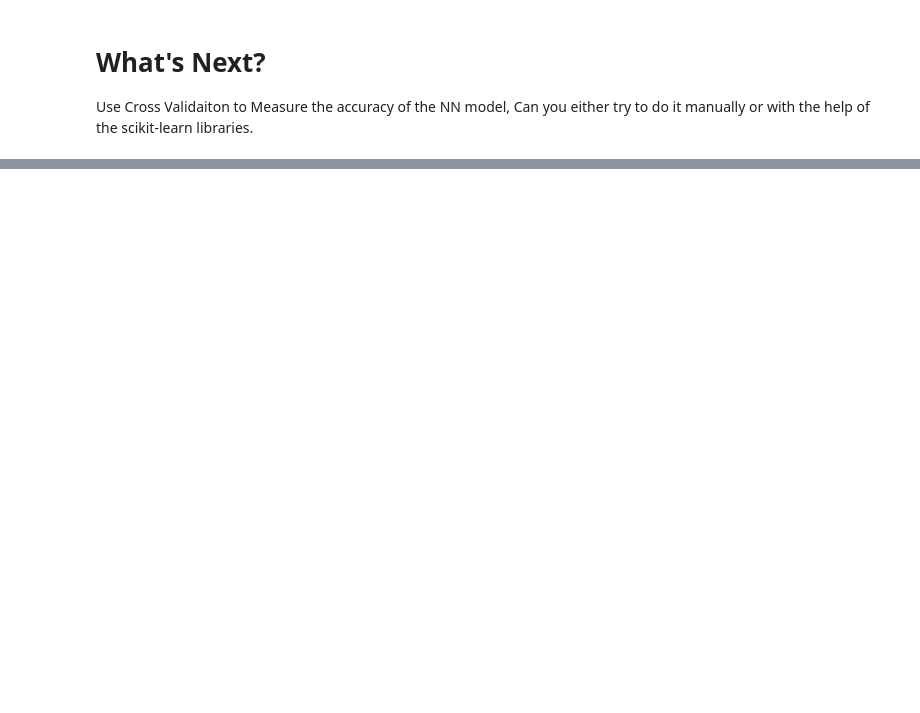
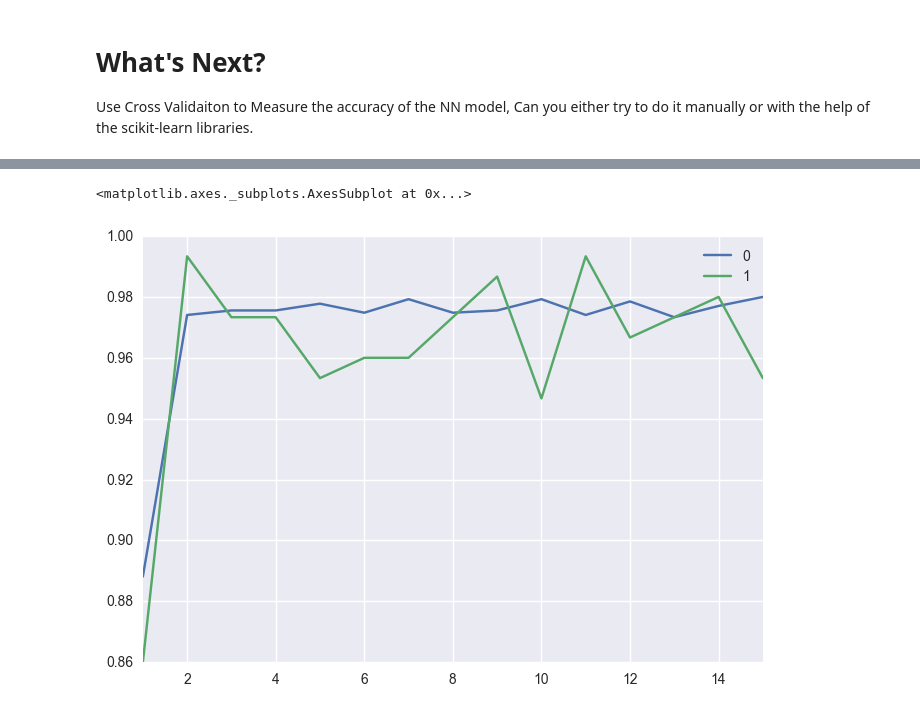
Before and after one commit to mohsseha/DeepLearning-Tutorial, a Jupyter notebook: simple-NN/Keras-vs-LR-Tutorial.ipynb, the cells around one changed output, grey strips where cells are left out. Drawn from its saved outputs; the diff is of its cells as text; code cells hidden in the pictures; blank space fills up the shorter version.

```diff
--- a/simple-NN/Keras-vs-LR-Tutorial.ipynb
+++ b/simple-NN/Keras-vs-LR-Tutorial.ipynb
@@ -88,3 +97,36 @@ Accuracy = 97.33%
 # What's Next?
 
 Use Cross Validaiton to Measure the accuracy of the NN model, Can you either try to do it manually or with the help of the scikit-learn libraries.
+# %%
+# KerasClassifier needs a method to create a model:
+def create_model(num_hidden_layers=4):
+    # create ze model:
+    model = Sequential()
+    model.add(Dense(num_hidden_layers, input_shape=(4,))) #Global vars ... booo :)
+    model.add(Activation('sigmoid'))
+    model.add(Dense(3)) # only 3 possible outputs...
+    model.add(Activation('softmax'))
+    model.compile(optimizer='adam', loss='categorical_crossentropy', metrics=["accuracy"])
+    return model
+# %%
+def run_single_cross_val(cv=10,num_hidden_layers=4):
+    s_indx=list(range(len(X)))
+    np.random.shuffle(s_indx)
+    train_len=int(len(X)*(cv-1)/cv)
+    train_X=X[s_indx[0:train_len]]
+    train_y_ohe=y_ohe[s_indx[0:train_len]]
+    test_X=X[s_indx[train_len:len(X)]]
+    test_y_ohe=y_ohe[s_indx[train_len:len(X)]]
+    print("training using ",len(train_X),"rows...")
+    model=create_model(num_hidden_layers)
+    %time model.fit(train_X, train_y_ohe, nb_epoch=100, batch_size=1, verbose=0);
+    _, train_accuracy = model.evaluate(train_X, train_y_ohe, verbose=0)
+    _, test_accuracy = model.evaluate(test_X, test_y_ohe, verbose=0)
+    print("Accuracy = {:.2f}%".format(100*accuracy))
+    return (train_accuracy,test_accuracy)
+
+def run_cross_val(cv=10,num_hidden_layers=4):
+    return [run_single_cross_val(cv,num_hidden_layers) for _ in range(cv)]
+# %%
+res={node: run_cross_val(cv=10,num_hidden_layers=node) for node in range(1,16)}
+res
@@ -90,0 +168,15 @@ Use Cross Validaiton to Measure the accuracy of the NN model, Can you either try
+# %%
+def avg(v):
+    avg1=np.mean([x[0] for x in v])
+    avg2=np.mean([x[1] for x in v])
+    return (avg1,avg2)
+
+averaged = {k: avg(v) for k, v in res.items()}
+averaged
+
+df=(pd.DataFrame(averaged)).T
+
+df.plot.line()
+# %% [output]
+<matplotlib.axes._subplots.AxesSubplot at 0x...>
+[figure, added]
```
Also changed, not shown: parts of 5 cells of this notebook.
